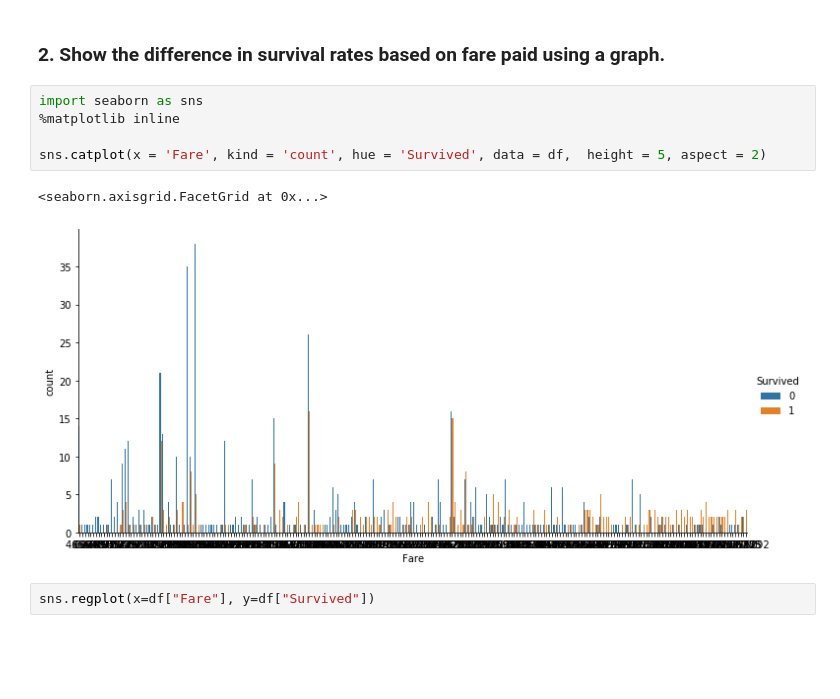
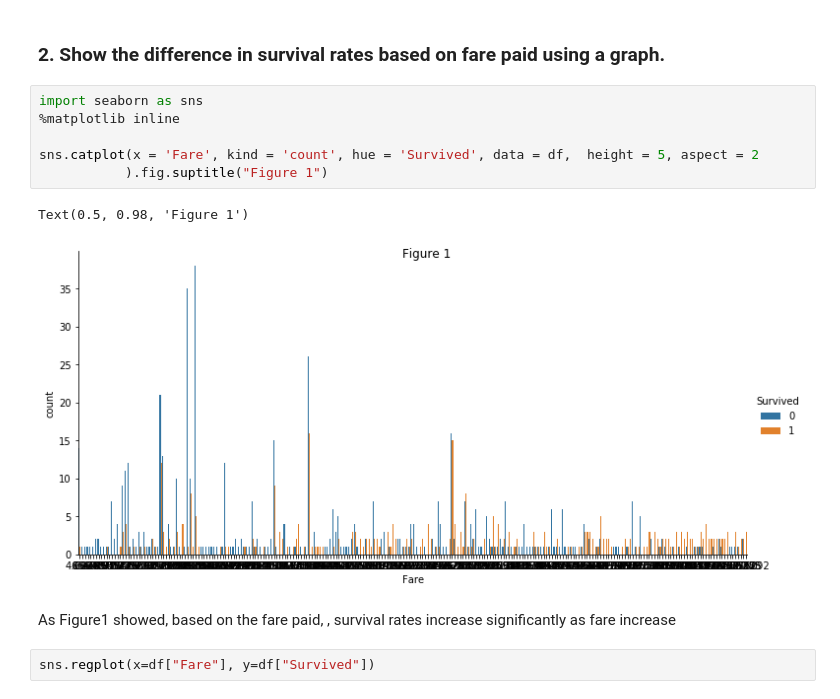
Before and after one commit to USF-CS-663-Spring-2020/lab-02-titanic-linjing0207, a Jupyter notebook: Lab2.ipynb, the cells around one changed output. Saved outputs shown, nothing was run; the diff lists cells and outputs as text; blank space fills up the shorter version.

```diff
--- a/Lab2.ipynb
+++ b/Lab2.ipynb
@@ -40,11 +40,14 @@ df.describe()
 # %%
 import seaborn as sns
 %matplotlib inline
 
-sns.catplot(x = 'Fare', kind = 'count', hue = 'Survived', data = df,  height = 5, aspect = 2)
+sns.catplot(x = 'Fare', kind = 'count', hue = 'Survived', data = df,  height = 5, aspect = 2
+           ).fig.suptitle("Figure 1")
 # %% [output]
-<seaborn.axisgrid.FacetGrid at 0x...>
+Text(0.5, 0.98, 'Figure 1')
-[figure, old version]
+[figure, new version]
+# %% [markdown]
+As Figure1 showed, based on the fare paid, , survival rates increase significantly as fare increase
 # %%
 sns.regplot(x=df["Fare"], y=df["Survived"])
 # %% [output]
```
